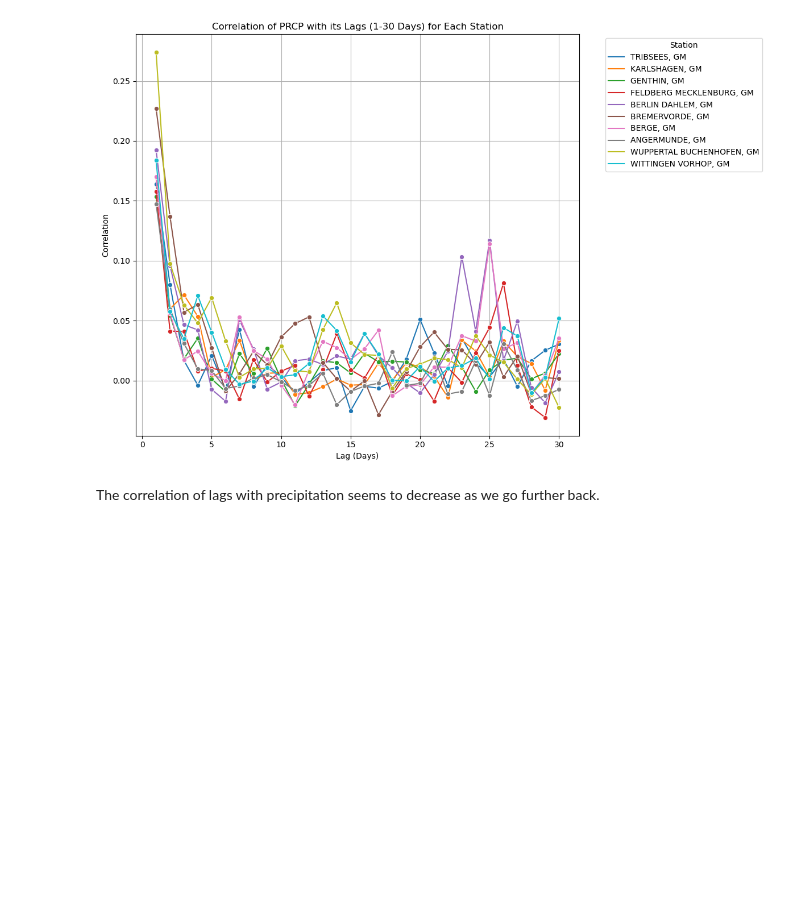
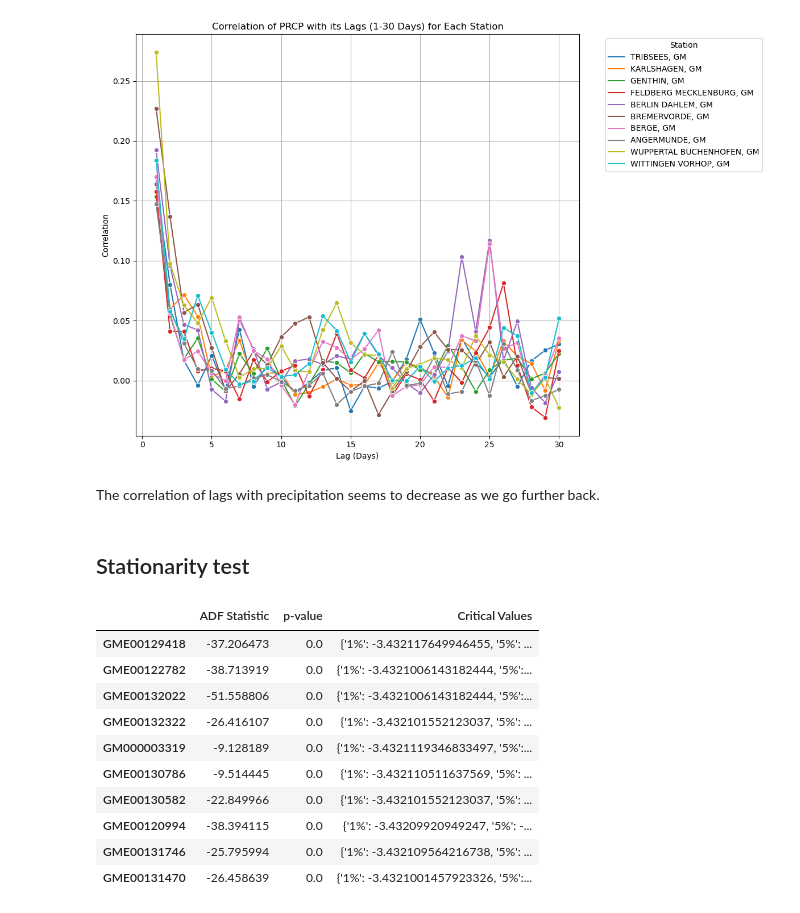
Before and after one commit to ayushprd/predicting-precipitation, a Jupyter notebook: notebooks/ExploringData.ipynb, the cells around one changed output. Drawn from its saved outputs; the diff is of its cells as text; code cells hidden in the pictures; blank space fills up the shorter version.

```diff
--- a/notebooks/ExploringData.ipynb
+++ b/notebooks/ExploringData.ipynb
@@ -225,0 +229,2 @@ The correlation of lags with precipitation seems to decrease as we go further ba
+# %% [markdown]
+## Stationarity test
@@ -225,0 +247,15 @@ The correlation of lags with precipitation seems to decrease as we go further ba
+# %%
+adf_results_df = pd.DataFrame(adf_results).T
+adf_results_df
+# %% [output]
+|  | ADF Statistic | p-value | Critical Values |
+| GME00129418 | -37.206473 | 0.0 | {'1%': -3.432117649946455, '5%': ... |
+| GME00122782 | -38.713919 | 0.0 | {'1%': -3.4321006143182444, '5%':... |
+| GME00132022 | -51.558806 | 0.0 | {'1%': -3.4321006143182444, '5%':... |
+| GME00132322 | -26.416107 | 0.0 | {'1%': -3.432101552123037, '5%': ... |
+| GM000003319 | -9.128189 | 0.0 | {'1%': -3.4321119346833497, '5%':... |
+| GME00130786 | -9.514445 | 0.0 | {'1%': -3.432110511637569, '5%': ... |
+| GME00130582 | -22.849966 | 0.0 | {'1%': -3.432101552123037, '5%': ... |
+| GME00120994 | -38.394115 | 0.0 | {'1%': -3.43209920949247, '5%': -... |
+| GME00131746 | -25.795994 | 0.0 | {'1%': -3.432109564216738, '5%': ... |
+| GME00131470 | -26.458639 | 0.0 | {'1%': -3.4321001457923326, '5%':... |
```
Also changed, not shown: parts of 11 cells of this notebook.
